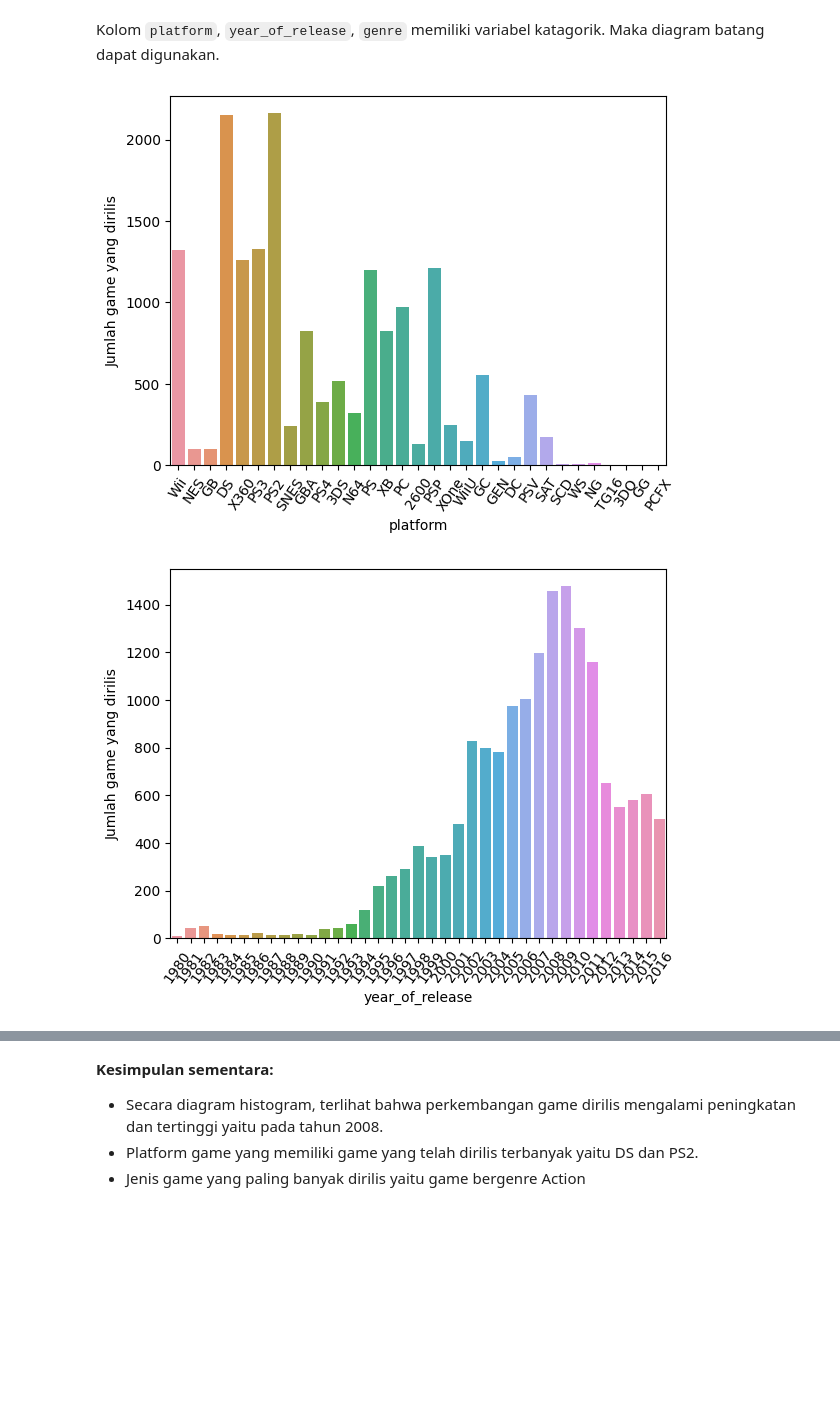
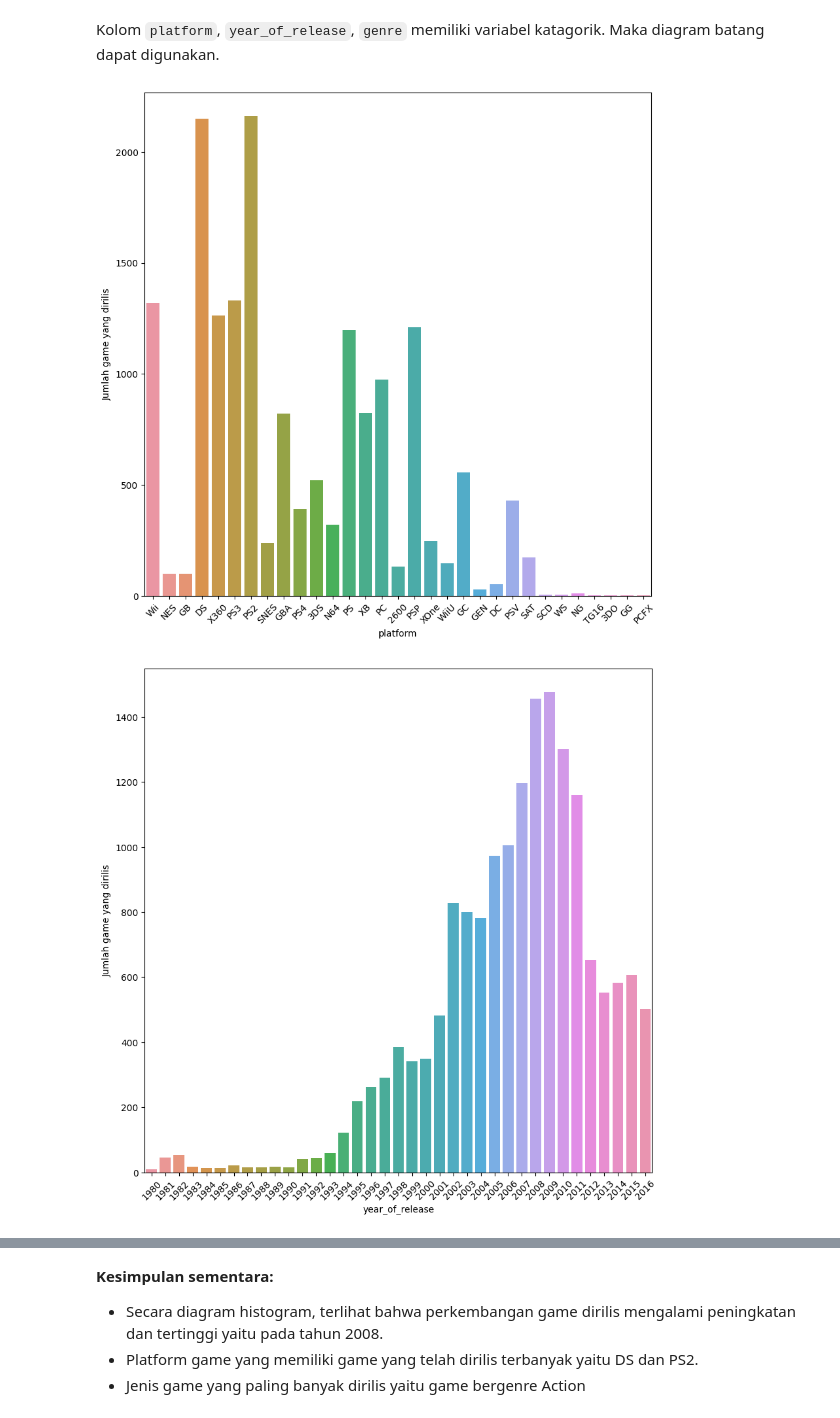
Before and after one commit to ShirotaT/DataAnalyst_Practicum, a Jupyter notebook: Project_5.games/Proyek5_GameBerpotensial.ipynb, the cells around one changed output, grey strips where cells are left out. Saved outputs shown, nothing was run; the diff lists cells and outputs as text; code cells hidden in the pictures; blank space fills up the shorter version.

```diff
--- a/Project_5.games/Proyek5_GameBerpotensial.ipynb
+++ b/Project_5.games/Proyek5_GameBerpotensial.ipynb
@@ -538,20 +535,21 @@ Kolom `platform`, `year_of_release`, `genre` memiliki variabel katagorik. Maka d
 # %%
 category_column = ['platform', 'year_of_release', 'genre']
 
 # Loop through the column names
 for column in category_column:
 
     # Create a bar plot with the counts of each category in the column
+    plt.figure(figsize=(10, 10))
     sns.countplot(x=column, data=data)
 
     # Add x-axis label
     plt.xlabel(column)
-    plt.xticks(rotation=55)
+    plt.xticks(rotation=45)
 
     # Add y-axis label
     plt.ylabel('Jumlah game yang dirilis')
 
     plt.show()
 # %% [output]
-[figure, old version]
+[figure, new version]
-[figure, old version]
+[figure, new version]
```
Also changed, not shown: parts of 15 cells of this notebook, 1 other file.
